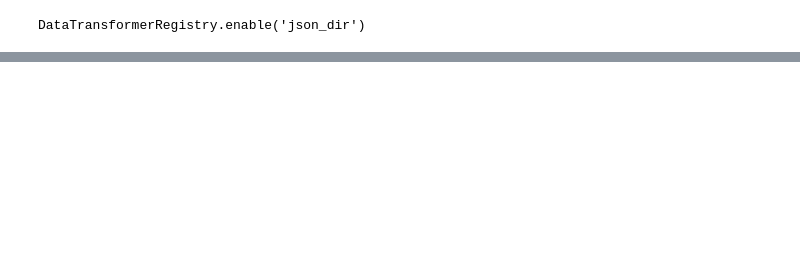
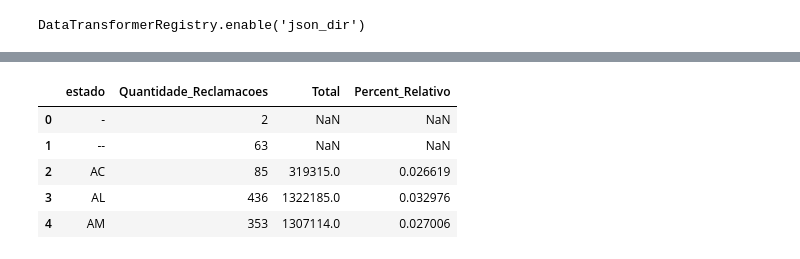
Before and after one commit to ThiagoUff/ReclameAqui.Scrapper, a Jupyter notebook: Visualizations/news/comparativo-estados.ipynb, the cells around one changed output, grey strips where cells are left out. Saved outputs shown, nothing was run; the diff lists cells and outputs as text; code cells hidden in the pictures; blank space fills up the shorter version.

```diff
--- a/Visualizations/news/comparativo-estados.ipynb
+++ b/Visualizations/news/comparativo-estados.ipynb
@@ -44,0 +65,9 @@ chart
+# %%
+df_merge.head()
+# %% [output]
+|  | estado | Quantidade_Reclamacoes | Total | Percent_Relativo |
+| 0 | - | 2 | NaN | NaN |
+| 1 | -- | 63 | NaN | NaN |
+| 2 | AC | 85 | 319315.0 | 0.026619 |
+| 3 | AL | 436 | 1322185.0 | 0.032976 |
+| 4 | AM | 353 | 1307114.0 | 0.027006 |
```
Also changed, not shown: parts of 6 cells of this notebook, 9 other files.
